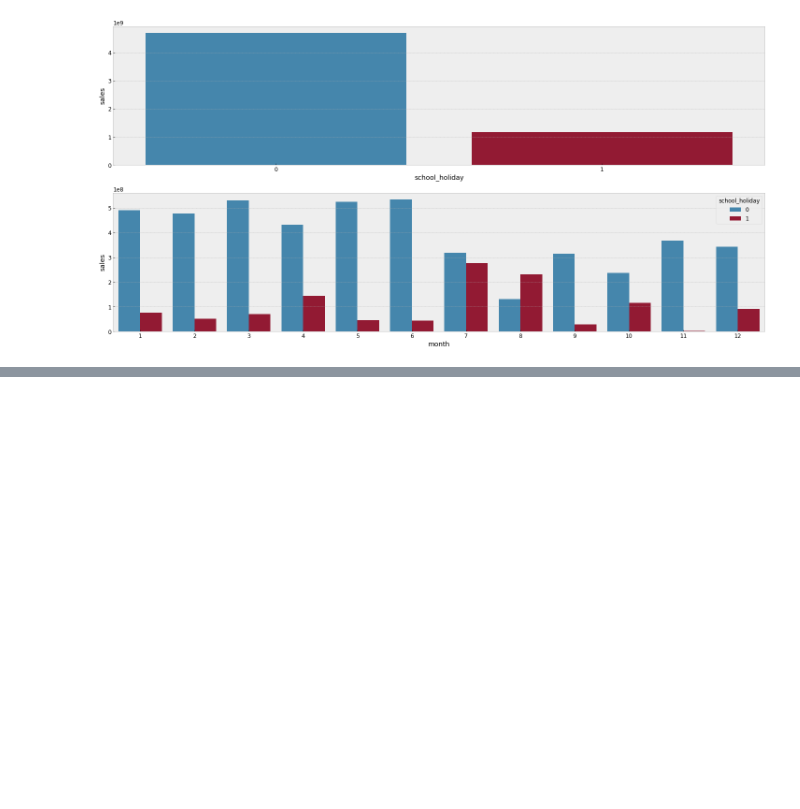
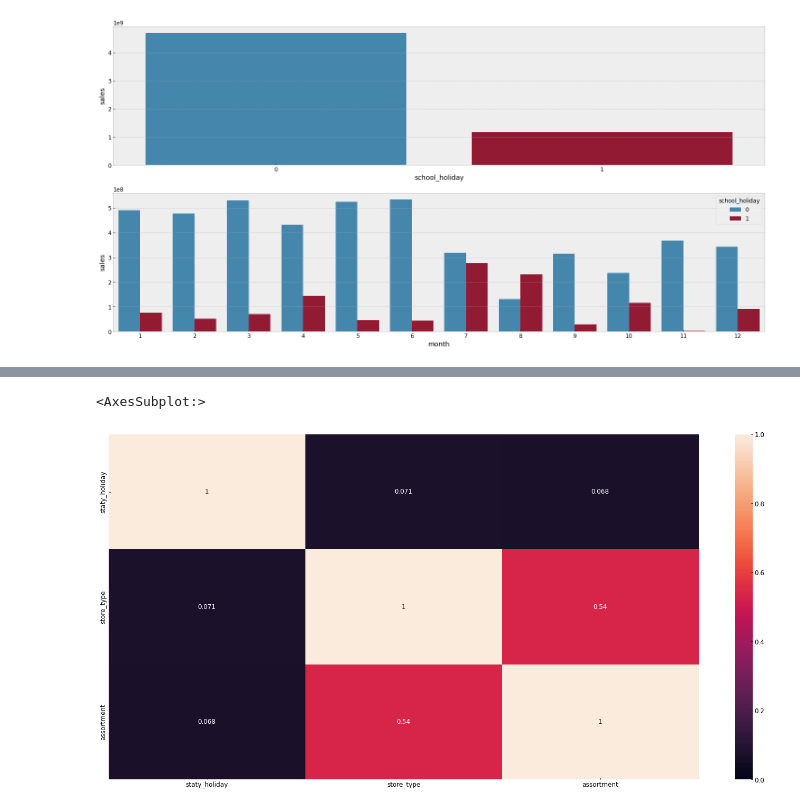
Before and after one commit to elielsantospaes/DS_em_Producao, a Jupyter notebook: Módulo_6_v1_store_sales_prediction.ipynb, the cells around one changed output, grey strips where cells are left out. Drawn from its saved outputs; the diff is of its cells as text; code cells hidden in the pictures; blank space fills up the shorter version.

```diff
--- a/Módulo_6_v1_store_sales_prediction.ipynb
+++ b/Módulo_6_v1_store_sales_prediction.ipynb
@@ -22,6 +23,19 @@ from IPython.display import Image
 # %% [markdown]
 ## 0.1 Helper Functions
 # %%
+def v_cramer( x , y ):
+    cm = np.matrix(pd.crosstab( x, y ))
+    n = cm.sum()
+    r, k = cm.shape
+
+    chi2 = stats.chi2_contingency( cm )[0]
+    chi2corr = max( 0, chi2 - (k - 1)*(r - 1)/(n - 1) )
+
+    kcorr = k - (k-1)**2/(n-1)
+    rcorr = r - (r-1)**2/(n-1)
+
+    return np.sqrt( (chi2corr/n) / min(kcorr - 1, rcorr - 1))
+
 def jupyter_setting():
     %matplotlib inline
     %pylab inline
@@ -700,0 +781,23 @@ print(com, sem)
+# %%
+a = df4.select_dtypes( include = 'object')
+
+# Calculate cramer_v
+a1 = v_cramer( a['state_holiday'], a['state_holiday'])
+a2 = v_cramer( a['state_holiday'], a['store_type'])
+a3 = v_cramer( a['state_holiday'], a['assortment'])
+
+a4 = v_cramer( a['store_type'], a['state_holiday'])
+a5 = v_cramer( a['store_type'], a['store_type'])
+a6 = v_cramer( a['store_type'], a['assortment'])
+
+a7 = v_cramer( a['assortment'], a['state_holiday'])
+a8 = v_cramer( a['assortment'], a['store_type'])
+a9 = v_cramer( a['assortment'], a['assortment'])
+
+d = pd.DataFrame({'staty_holiday':[a1,a2,a3],'store_type':[a4,a5,a6],'assortment':[a7,a8,a9]})
+d.set_index(d.columns, inplace = True)
+# %%
+sns.heatmap(d, annot = True, vmin = 0, vmax = 1)
+# %% [output]
+<AxesSubplot:>
+[figure, added]
```
Also changed, not shown: parts of 22 cells of this notebook.
